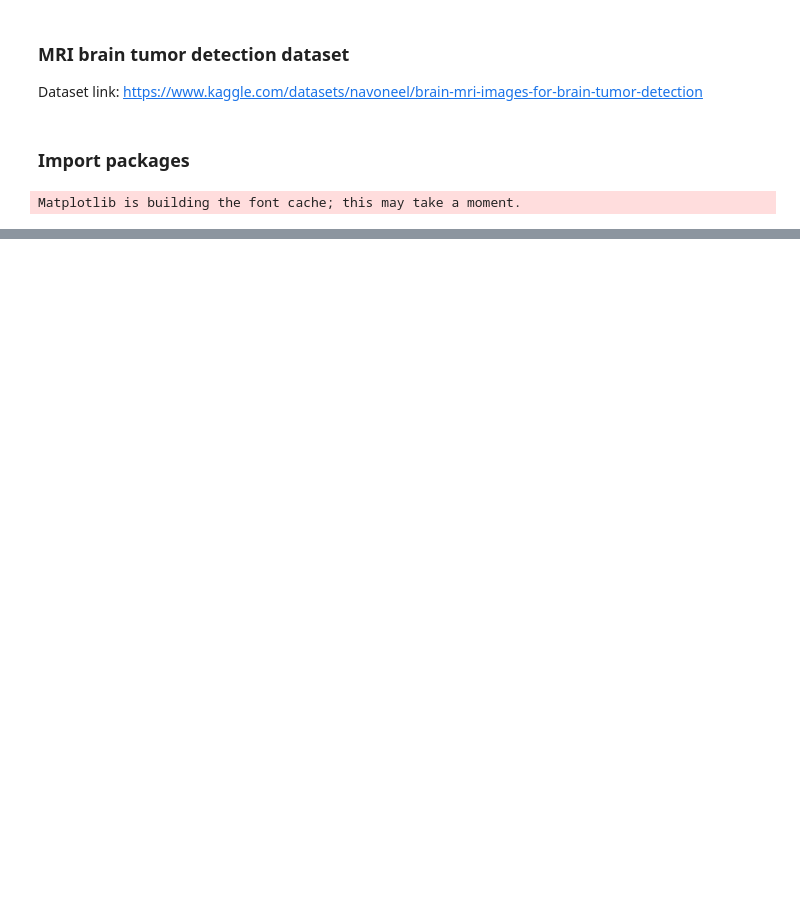
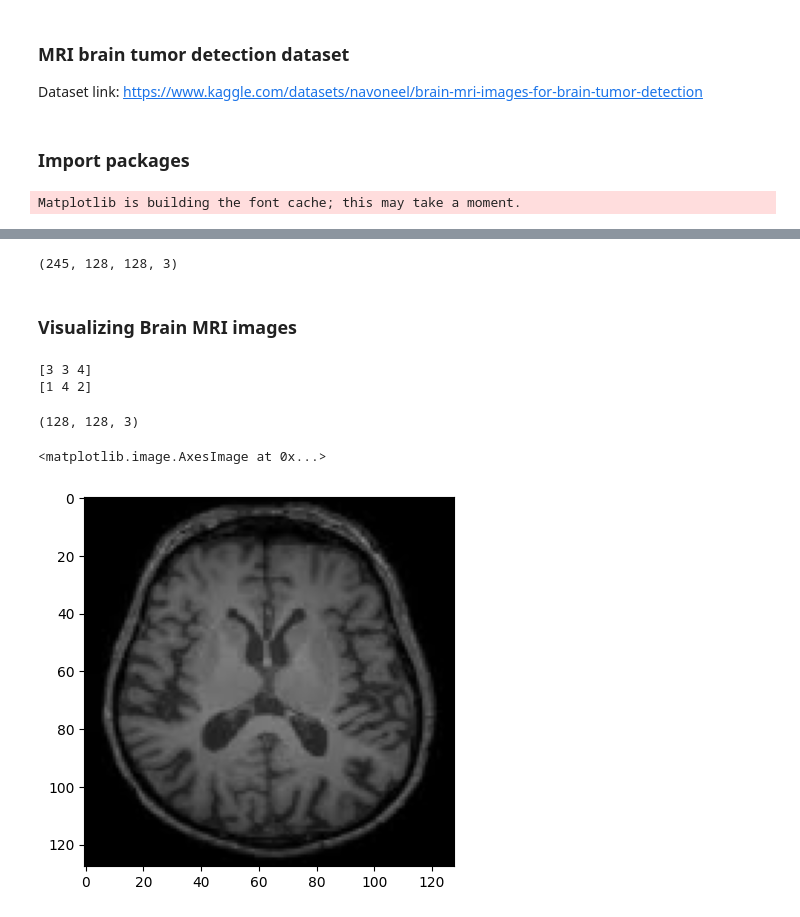
Before and after one commit to Muhammad-Yaqoob-4110/MRI-Brain-Tumor-Detector, a Jupyter notebook: MRI-Brain-Tumor-Detector.ipynb, the cells around one changed output, grey strips where cells are left out. Drawn from its saved outputs; the diff is of its cells as text; code cells hidden in the pictures; blank space fills up the shorter version.

Commit message:
add Preprocessing and  visualizing brain MRI images to python notebook

```diff
--- a/MRI-Brain-Tumor-Detector.ipynb
+++ b/MRI-Brain-Tumor-Detector.ipynb
@@ -32,0 +52,5 @@ path = "./brain_tumor_dataset/yes"
+# %%
+for img in tumor:
+    print(img.shape)
+# (hight, width, channels)
+# (218, 180, 3)
@@ -32,0 +75,18 @@ path = "./brain_tumor_dataset/yes"
+# %%
+healthy = []
+path = "./brain_tumor_dataset/no/*jpg"
+# glob has a subpackage iglob. iglob takes the diretory path.
+for f in glob.iglob(path):
+    # cv2 gives an ability to read multi-channel images. Channels like Red, Green, Blue channel.
+    img = cv2.imread(f)
+
+    # We have to fix the length and width of the images of the dataset.
+    img = cv2.resize(img, (128,128))
+
+    # split: When we pass our image to this function. It returns three values, order is B, G, R. Basically, we are grabing the image and splitting it to the channels
+    b, g, r = cv2.split(img)
+
+    # merge: to put the channels in conventional order(RGB). Basically, we are reording the channels and put them back to the original image.
+    img = cv2.merge([r,g,b])
+
+    healthy.append(img)
@@ -32,0 +120,4 @@ path = "./brain_tumor_dataset/yes"
+# %%
+# Convert the lists to numpy arrays.
+healthy = np.array(healthy)
+tumor = np.array(tumor)
@@ -32,0 +139,25 @@ path = "./brain_tumor_dataset/yes"
+# %%
+All.shape
+# %% [output]
+(245, 128, 128, 3)
+# %% [markdown]
+### Visualizing Brain MRI images
+# %%
+# 5 is not included. It randomly choses integer value between 0 & 5.
+# 3 means, i want to select 3 random numbers b/w values 0 - 5
+print(np.random.choice(5,3))
+
+# if we don't want the choice to be repeated
+print(np.random.choice(5,3, replace=False))
+# %% [output]
+[3 3 4]
+[1 4 2]
+# %%
+healthy[0].shape
+# %% [output]
+(128, 128, 3)
+# %%
+plt.imshow(healthy[0])
+# %% [output]
+<matplotlib.image.AxesImage at 0x...>
+[figure, added]
```
Also changed, not shown: parts of 13 cells of this notebook.
